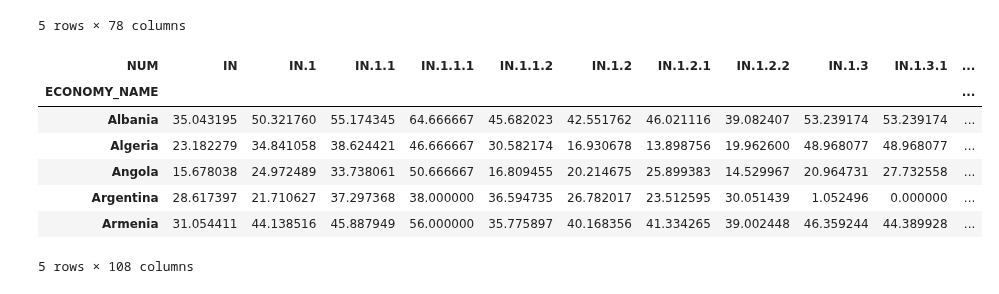
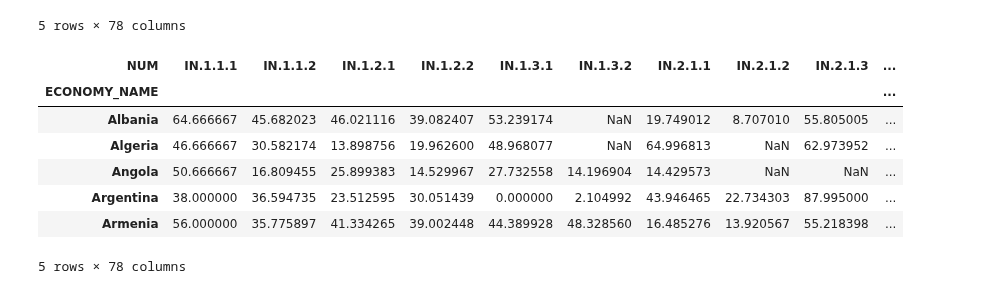
Before and after one commit to StefanHamm/DOPP_WS24, a Jupyter notebook: notebooks/read_gii.ipynb, the cells around one changed output. Drawn from its saved outputs; the diff is of its cells as text; code cells hidden in the pictures.

```diff
--- a/notebooks/read_gii.ipynb
+++ b/notebooks/read_gii.ipynb
@@ -87,13 +89,13 @@ def drop_columns_with_less_than_3_digits(in_df):
 # %%
 df_score_without_averages = drop_columns_with_less_than_3_digits(df_score)
 # %%
-df_score.head()
+df_score_without_averages.head()
 # %% [output]
-| NUM | IN | IN.1 | IN.1.1 | IN.1.1.1 | IN.1.1.2 | IN.1.2 | IN.1.2.1 | IN.1.2.2 | IN.1.3 | IN.1.3.1 | ... |
-| ECONOMY_NAME |  |  |  |  |  |  |  |  |  |  | ... |
-| Albania | 35.043195 | 50.321760 | 55.174345 | 64.666667 | 45.682023 | 42.551762 | 46.021116 | 39.082407 | 53.239174 | 53.239174 | ... |
-| Algeria | 23.182279 | 34.841058 | 38.624421 | 46.666667 | 30.582174 | 16.930678 | 13.898756 | 19.962600 | 48.968077 | 48.968077 | ... |
-| Angola | 15.678038 | 24.972489 | 33.738061 | 50.666667 | 16.809455 | 20.214675 | 25.899383 | 14.529967 | 20.964731 | 27.732558 | ... |
-| Argentina | 28.617397 | 21.710627 | 37.297368 | 38.000000 | 36.594735 | 26.782017 | 23.512595 | 30.051439 | 1.052496 | 0.000000 | ... |
-| Armenia | 31.054411 | 44.138516 | 45.887949 | 56.000000 | 35.775897 | 40.168356 | 41.334265 | 39.002448 | 46.359244 | 44.389928 | ... |
+| NUM | IN.1.1.1 | IN.1.1.2 | IN.1.2.1 | IN.1.2.2 | IN.1.3.1 | IN.1.3.2 | IN.2.1.1 | IN.2.1.2 | IN.2.1.3 | ... |
+| ECONOMY_NAME |  |  |  |  |  |  |  |  |  | ... |
+| Albania | 64.666667 | 45.682023 | 46.021116 | 39.082407 | 53.239174 | NaN | 19.749012 | 8.707010 | 55.805005 | ... |
+| Algeria | 46.666667 | 30.582174 | 13.898756 | 19.962600 | 48.968077 | NaN | 64.996813 | NaN | 62.973952 | ... |
+| Angola | 50.666667 | 16.809455 | 25.899383 | 14.529967 | 27.732558 | 14.196904 | 14.429573 | NaN | NaN | ... |
+| Argentina | 38.000000 | 36.594735 | 23.512595 | 30.051439 | 0.000000 | 2.104992 | 43.946465 | 22.734303 | 87.995000 | ... |
+| Armenia | 56.000000 | 35.775897 | 41.334265 | 39.002448 | 44.389928 | 48.328560 | 16.485276 | 13.920567 | 55.218398 | ... |
-5 rows × 108 columns
+5 rows × 78 columns
```
Also changed, not shown: parts of 4 cells of this notebook.
